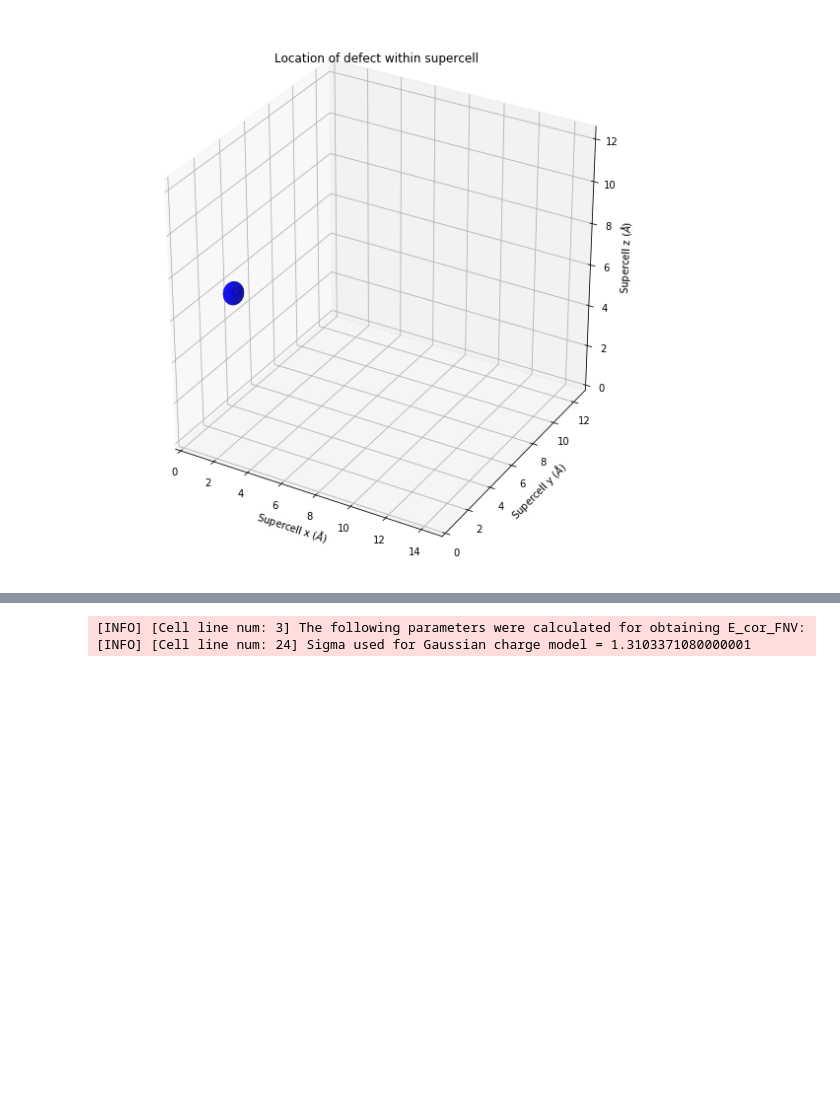
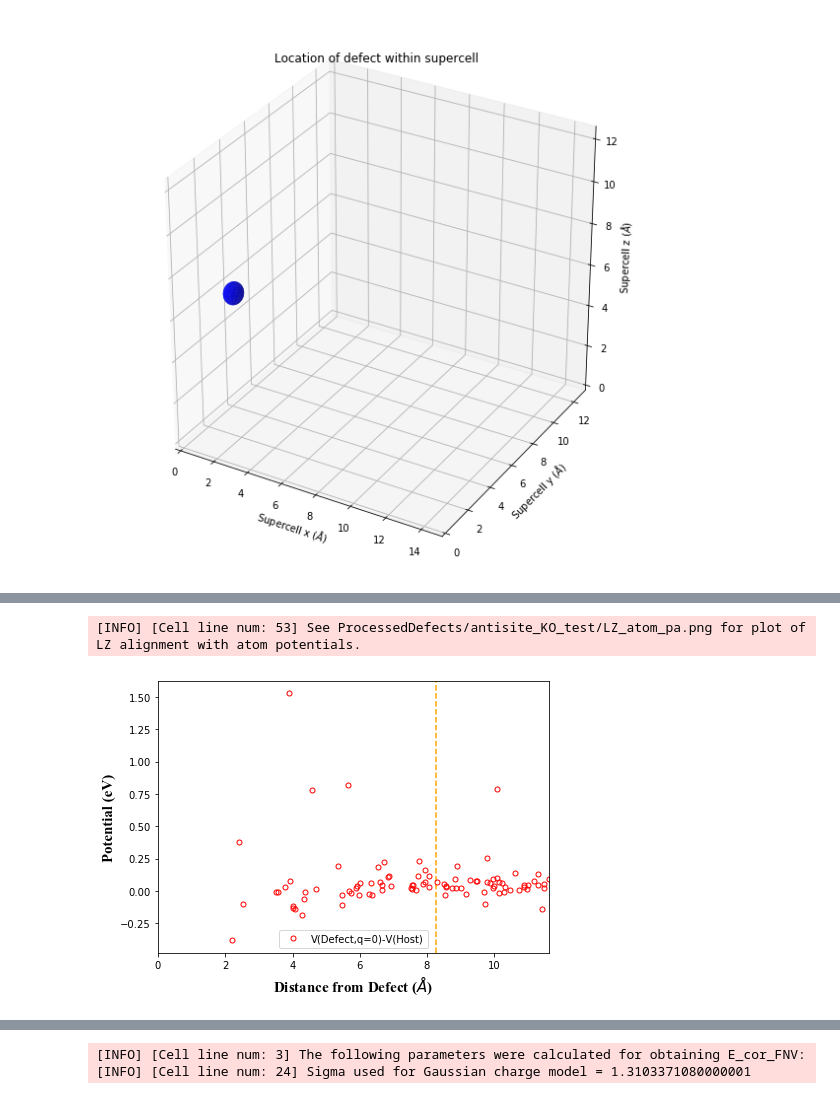
Before and after one commit to skw32/DefectCorrectionsNotebook, a Jupyter notebook: DefectCorrectionsNotebook.ipynb, the cells around one changed output, grey strips where cells are left out. Drawn from its saved outputs; the diff is of its cells as text; code cells hidden in the pictures; blank space fills up the shorter version.

```diff
--- a/DefectCorrectionsNotebook.ipynb
+++ b/DefectCorrectionsNotebook.ipynb
@@ -192,8 +192,8 @@ neutral_defect_planeAv_pot = os.path.join(path_to_neutral, "plane_average_realsp
 charge_model_file = os.path.join(defect_outputs_dir,"CoFFEE_charge_model.dat")
 FNV_planar_pa_file = os.path.join(defect_outputs_dir,"FNV_planar_pa.png")
 FNV_atom_pa_file = os.path.join(defect_outputs_dir,"FNV_atom_pa.png")
-pa_planar_file = os.path.join(defect_outputs_dir,"pa_planar.png")
-pa_atom_file = os.path.join(defect_outputs_dir,"pa_atom.png")
+LZ_planar_pa_file = os.path.join(defect_outputs_dir,"LZ_planar_pa.png")
+LZ_atom_pa_file = os.path.join(defect_outputs_dir,"LZ_atom_pa.png")
 final_outputs_file = os.path.join(defect_outputs_dir,"corrections_summary.dat")
 
 # Initialise log file
@@ -205,6 +205,9 @@ It has been assumed that the volume of defect supercells has not been relaxed, t
 # Read in geometry information for perfect host crystal
 host_coords = dsa.read_atom_coords(host_geom)
 host_coords_frac = dsa.read_atom_coords_frac(host_geom)
+host_atom_num = dsa.count_atoms(host_geom)
 # Read in supercell dimensions from perfect crystal (should be same for defect supercells if volume fixed)
 supercell_dims = dsa.get_supercell_dimensions(host_geom)
+# Read in lattice vectors from perfect supercell (should be same for defect supercells if volume fixed)
+lattice_vec_array = dsa.lattice_vectors_array(host_geom)
 # %% [markdown]
@@ -326,0 +349,57 @@ if LZ == True:
+# %%
+if LZ == True and atom_centered_pa == True:
+    """
+    LZ potential alignment: q(V_0 - V_host)
+    """
+
+    # Defect location is referenced to the host supercell for a vacancy or the defect supercell for an antisite or interstitial
+    if (defect_type == 'vacancy'):
+        coords_array = dsa.coords_to_array(host_coords_frac)
+    else:
+        coords_array = dsa.coords_to_array(defect_coords_frac)
+
+    shift_H = apa.read_free_atom_pot(host_planeAv_pot)
+    shift_D = apa.read_free_atom_pot(neutral_defect_planeAv_pot)
+
+    aims_atom_pots = apa.fhiaims_atomic_pot(host_atom_num,defect_atom_num,defect_line,lattice_vec_array,coords_array,host_atom_pot, neutral_defect_atom_pot,shift_H,shift_D)
+    np.savetxt(os.path.join(defect_outputs_dir,'FHI-aims_atom_potentials_LZ.txt'),aims_atom_pots)
+    volume = np.dot(lattice_vec_array[0,:],np.cross(lattice_vec_array[1,:],lattice_vec_array[2,:]))
+
+    Rws = (volume*3.0/(4.0*np.pi))**(1.0/3.0)
+    temp_a = (lattice_vec_array[0][0]+lattice_vec_array[1][0]+lattice_vec_array[2][0])**2
+    temp_b = (lattice_vec_array[0][1]+lattice_vec_array[1][1]+lattice_vec_array[2][1])**2
+    temp_c = (lattice_vec_array[0][2]+lattice_vec_array[1][2]+lattice_vec_array[2][2])**2
+    Rwl  = 0.5*np.sqrt(temp_a + temp_b + temp_c)
+    Diff = aims_atom_pots[:,1] - aims_atom_pots[:,1] # SKW: Perfect host potentials minus neutral defect potentials??
+    Dim = len(Diff)
+    number = 0
+    value = 0
+
+#    for i in range(Dim):
+ #       if ((Model[i,0] > Rws) and (Model[i,0] < Rwl)):
+ #           value += Diff[i]
+ #           number += 1.0
+
+  #  value = defect_charge*value/number
+  #  value = -1.0*value
+  #  value = '%.2f' % value
+  #  title = r'$-\Delta q$'+'='+str(value)
+  #  y_min = min(Model[:,1])
+  #  y_max = max(Model[:,1])
+  #  Ymin = y_min - 0.5*(y_max-y_min)
+  #  Ymax = y_max + 0.5*(y_max-y_min)
+    plt.clf()
+    plt.xlim((0,Rwl))
+#    plt.ylim((Ymin,Ymax))
+    plt.axvline(x=Rws,linestyle='--',color='orange')
+#    plt.title(title,fontsize=15,fontname = "Times New Roman")
+    plt.plot(aims_atom_pots[:,0],aims_atom_pots[:,1],'o',ms=5,markerfacecolor='none', markeredgecolor='red',label='V(Defect,q=0)-V(Host)')
+    plt.legend()
+    plt.xlabel(r'Distance from Defect ($\AA$)',fontsize=15,fontname = "Times New Roman")
+    plt.ylabel('Potential (eV)',fontsize=15,fontname = "Times New Roman")
+    plt.savefig(LZ_atom_pa_file,dpi=600)
+
+    logger.info("See "+str(LZ_atom_pa_file)+" for plot of LZ alignment with atom potentials.")
+# %% [output]
+[INFO] [Cell line num: 53] See ProcessedDefects/antisite_KO_test/LZ_atom_pa.png for plot of LZ alignment with atom potentials.
+[figure, added]
```
Also changed, not shown: parts of 35 cells of this notebook, 1 other file.
